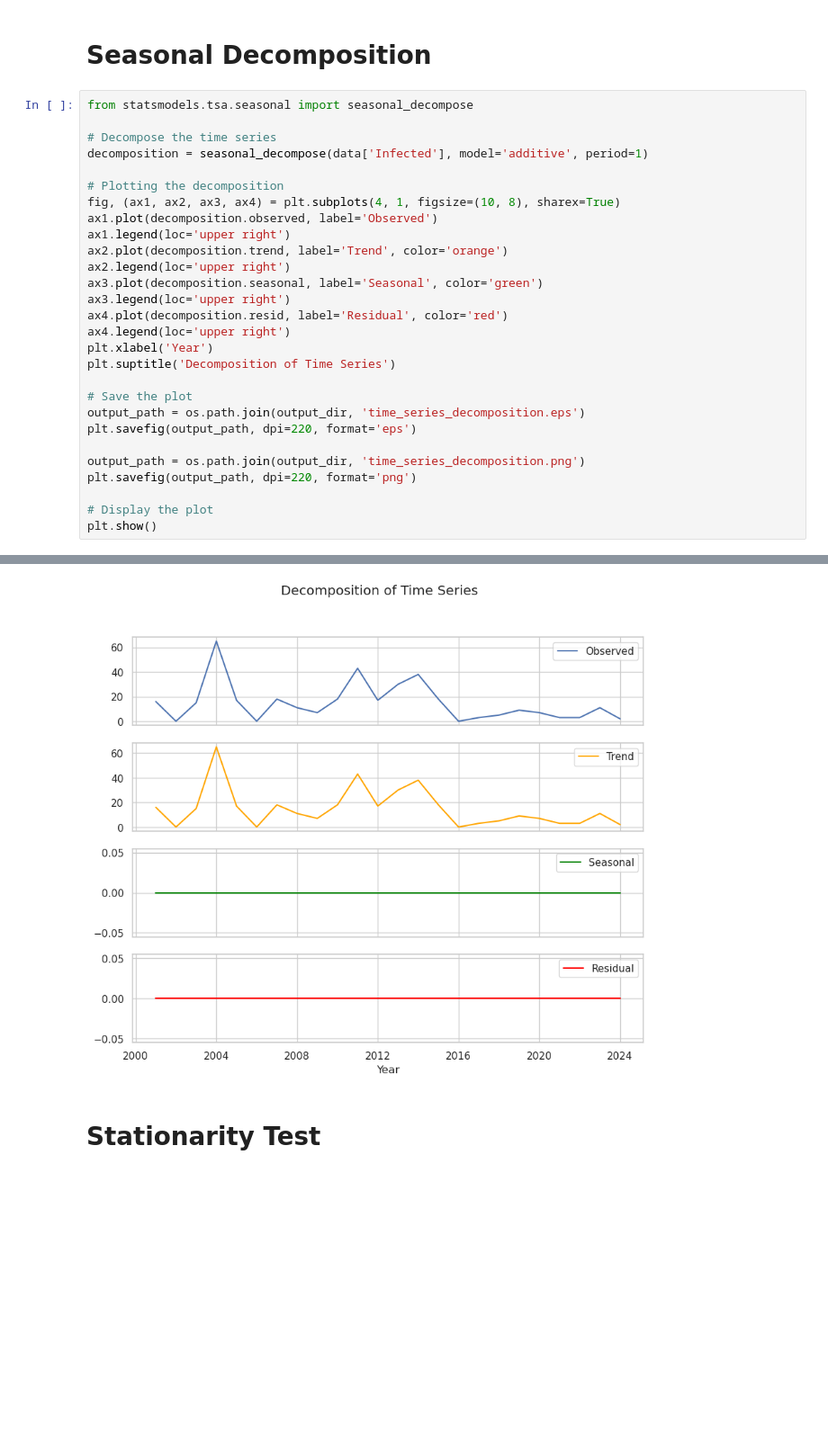
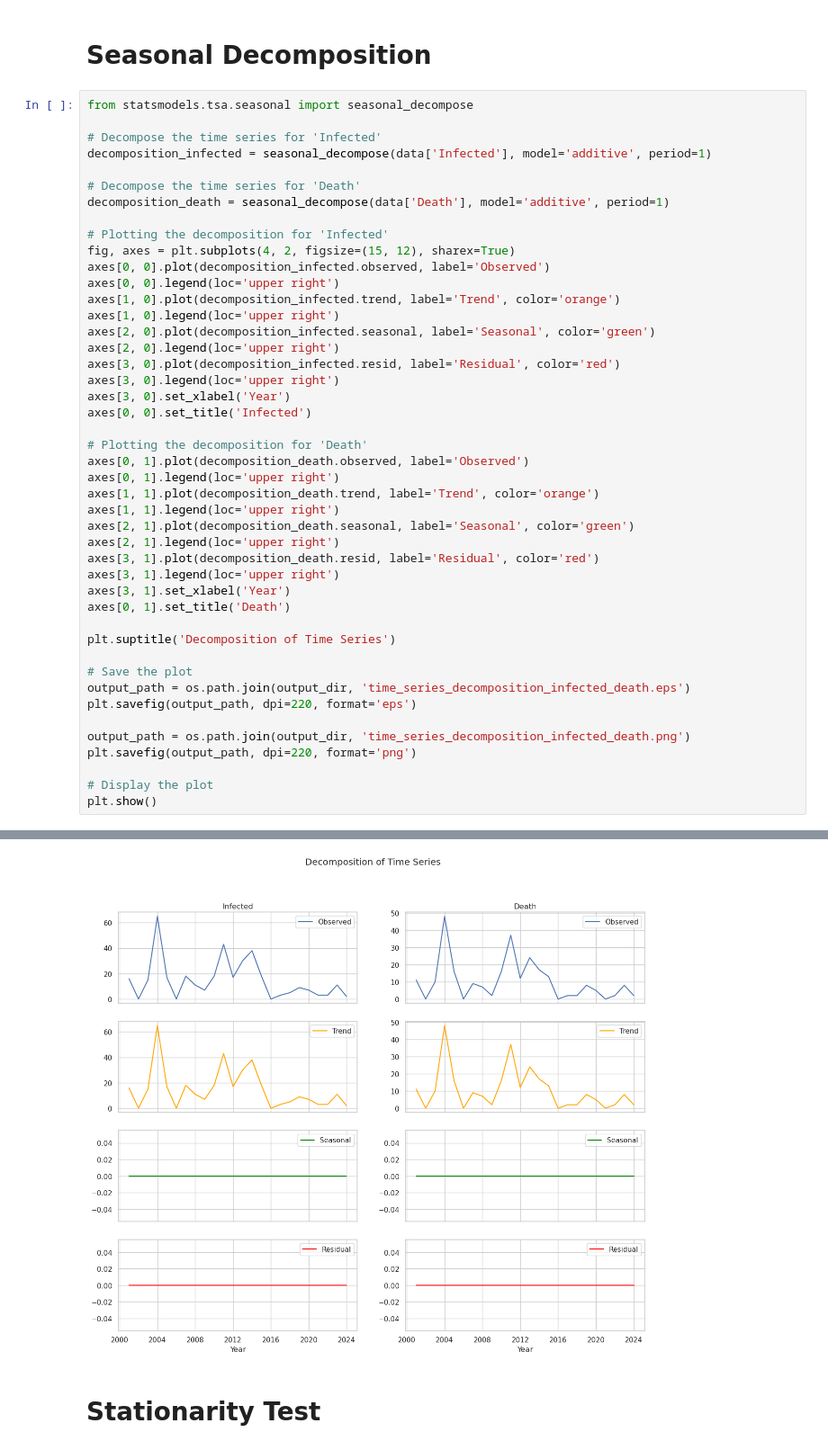
Before and after one commit to awnonbhowmik/NiV-Data-Analysis, a Jupyter notebook: analysis3.ipynb, the cells around one changed output, grey strips where cells are left out. Shown at 90% size. Cells and saved outputs as stored; diff of their text form; blank space fills up the shorter version.

```diff
--- a/analysis3.ipynb
+++ b/analysis3.ipynb
@@ -461,34 +461,51 @@ plt.show()
 # %%
 from statsmodels.tsa.seasonal import seasonal_decompose
 
-# Decompose the time series
-decomposition = seasonal_decompose(data['Infected'], model='additive', period=1)
+# Decompose the time series for 'Infected'
+decomposition_infected = seasonal_decompose(data['Infected'], model='additive', period=1)
 
-# Plotting the decomposition
-fig, (ax1, ax2, ax3, ax4) = plt.subplots(4, 1, figsize=(10, 8), sharex=True)
-ax1.plot(decomposition.observed, label='Observed')
-ax1.legend(loc='upper right')
-ax2.plot(decomposition.trend, label='Trend', color='orange')
-ax2.legend(loc='upper right')
-ax3.plot(decomposition.seasonal, label='Seasonal', color='green')
-ax3.legend(loc='upper right')
-ax4.plot(decomposition.resid, label='Residual', color='red')
-ax4.legend(loc='upper right')
-plt.xlabel('Year')
+# Decompose the time series for 'Death'
+decomposition_death = seasonal_decompose(data['Death'], model='additive', period=1)
+
+# Plotting the decomposition for 'Infected'
+fig, axes = plt.subplots(4, 2, figsize=(15, 12), sharex=True)
+axes[0, 0].plot(decomposition_infected.observed, label='Observed')
+axes[0, 0].legend(loc='upper right')
+axes[1, 0].plot(decomposition_infected.trend, label='Trend', color='orange')
+axes[1, 0].legend(loc='upper right')
+axes[2, 0].plot(decomposition_infected.seasonal, label='Seasonal', color='green')
+axes[2, 0].legend(loc='upper right')
+axes[3, 0].plot(decomposition_infected.resid, label='Residual', color='red')
+axes[3, 0].legend(loc='upper right')
+axes[3, 0].set_xlabel('Year')
+axes[0, 0].set_title('Infected')
+
+# Plotting the decomposition for 'Death'
+axes[0, 1].plot(decomposition_death.observed, label='Observed')
+axes[0, 1].legend(loc='upper right')
+axes[1, 1].plot(decomposition_death.trend, label='Trend', color='orange')
+axes[1, 1].legend(loc='upper right')
+axes[2, 1].plot(decomposition_death.seasonal, label='Seasonal', color='green')
+axes[2, 1].legend(loc='upper right')
+axes[3, 1].plot(decomposition_death.resid, label='Residual', color='red')
+axes[3, 1].legend(loc='upper right')
+axes[3, 1].set_xlabel('Year')
+axes[0, 1].set_title('Death')
+
 plt.suptitle('Decomposition of Time Series')
 
 # Save the plot
-output_path = os.path.join(output_dir, 'time_series_decomposition.eps')
+output_path = os.path.join(output_dir, 'time_series_decomposition_infected_death.eps')
 plt.savefig(output_path, dpi=220, format='eps')
 
-output_path = os.path.join(output_dir, 'time_series_decomposition.png')
+output_path = os.path.join(output_dir, 'time_series_decomposition_infected_death.png')
 plt.savefig(output_path, dpi=220, format='png')
 
 # Display the plot
 plt.show()
 # %% [output]
 The PostScript backend does not support transparency; partially transparent artists will be rendered opaque.
-[figure, old version]
+[figure, new version]
 # %% [markdown]
 # Stationarity Test
 # %%
```
Also changed, not shown: parts of 10 cells of this notebook, 17 other files.
